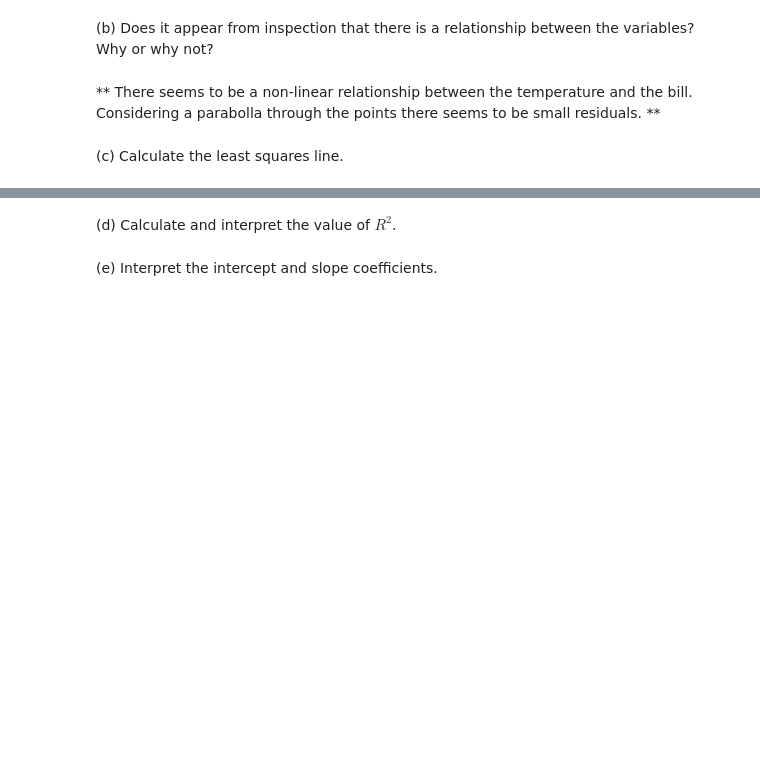
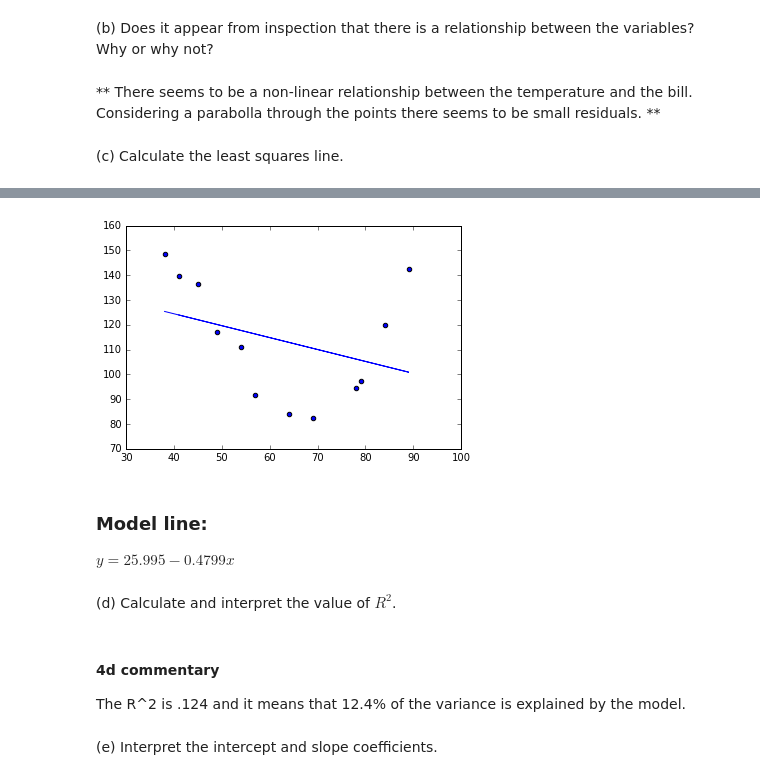
Before and after one commit to vsquared10/DSCI6002-student, a Jupyter notebook: week6/6-1_SimpReg/DSCI6002-6.1-Lab-Bahman_and_Victor.ipynb, the cells around one changed output, grey strips where cells are left out. Drawn from its saved outputs; the diff is of its cells as text; code cells hidden in the pictures; blank space fills up the shorter version.

```diff
--- a/week6/6-1_SimpReg/DSCI6002-6.1-Lab-Bahman_and_Victor.ipynb
+++ b/week6/6-1_SimpReg/DSCI6002-6.1-Lab-Bahman_and_Victor.ipynb
@@ -240,0 +219,8 @@ OLS Regression Results
+# %%
+X2 = utils['temp']
+X2 = sm.add_constant(X2)
+y = utils['bill']
+
+model = sm.OLS(y, X2)
+results = model.fit() #run fit in order to get the parameters
+results.summary()
@@ -241,4 +245,19 @@ OLS Regression Results
+# %%
+plt.scatter(utils.temp,utils.bill)
+x = utils['temp']
+m, b = np.polyfit(x, y, 1)
+
+plt.plot(x, m*x + b, '-');
+# %% [output]
+[figure, added]
+# %% [markdown]
+### Model line:
+
+$y = 25.995 - 0.4799x$
 # %% [markdown]
 (d) Calculate and interpret the value of $R^2$.
+# %% [markdown]
+#### 4d commentary
+The R^2 is .124 and it means that 12.4% of the variance is explained by the model.
 # %% [markdown]
 (e) Interpret the intercept and slope coefficients.
```
Also changed, not shown: parts of 9 cells of this notebook.
